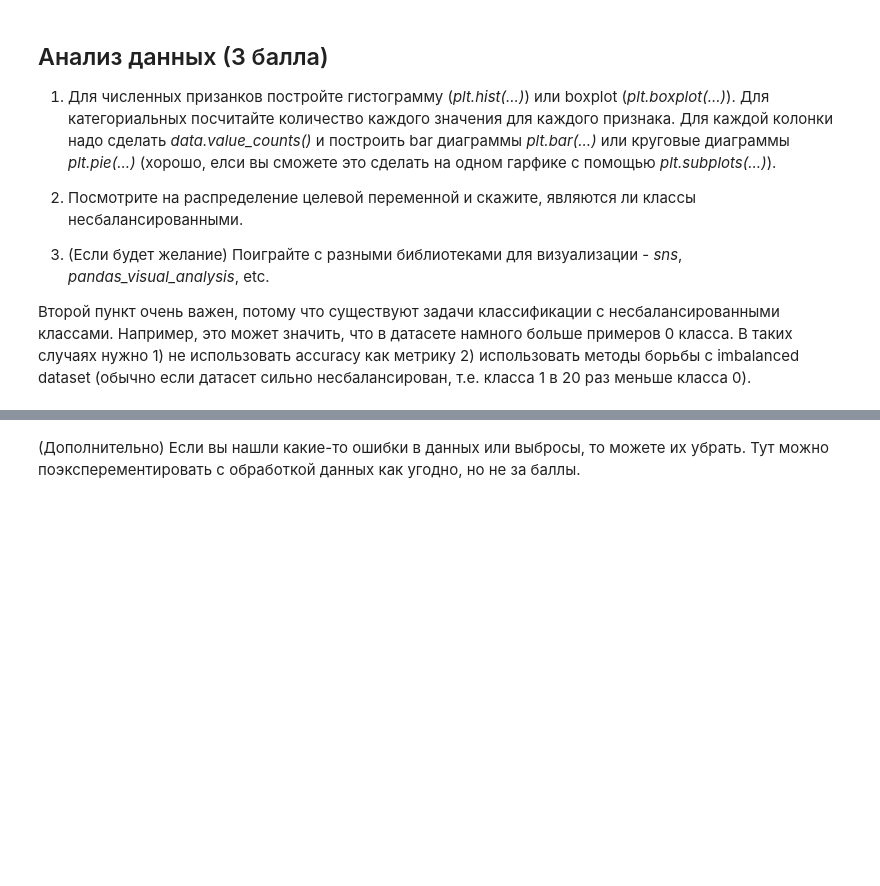
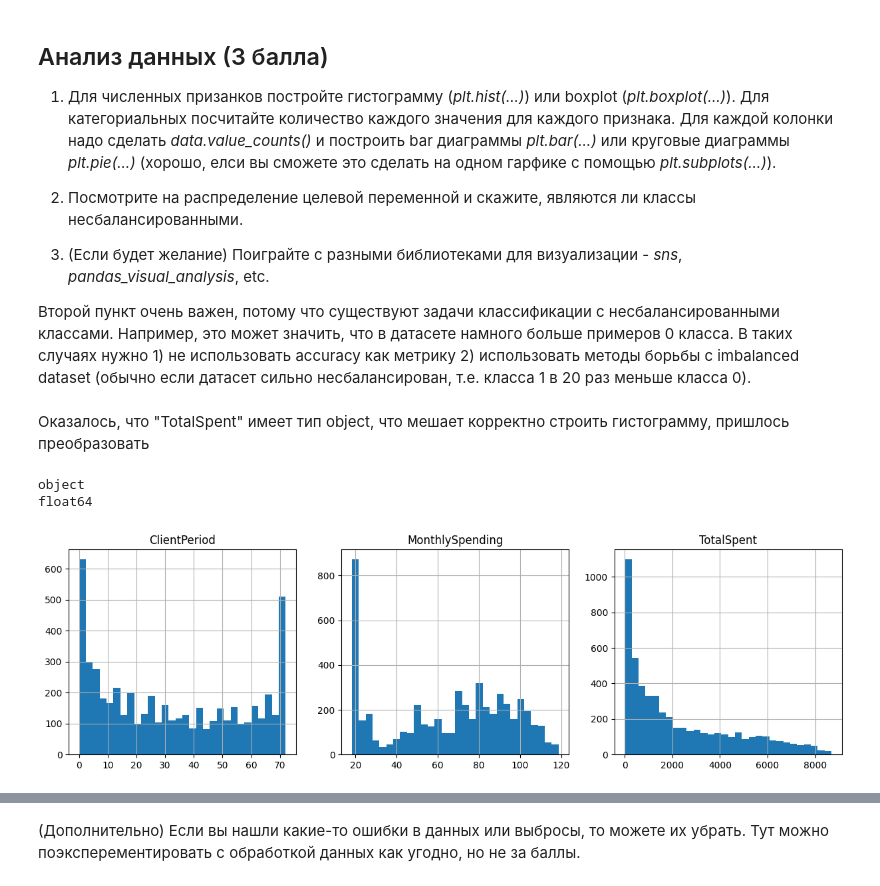
Before and after one commit to Stepyxan/DLS_part_1_ml_cv, a Jupyter notebook: week_03_composition_model_selection/Homework/hw_3_kaggle.ipynb, the cells around one changed output, grey strips where cells are left out. Saved outputs shown, nothing was run; the diff lists cells and outputs as text; code cells hidden in the pictures; blank space fills up the shorter version.

```diff
--- a/week_03_composition_model_selection/Homework/hw_3_kaggle.ipynb
+++ b/week_03_composition_model_selection/Homework/hw_3_kaggle.ipynb
@@ -212,0 +211,26 @@ display(categorical_data.head())
+# %% [markdown]
+Оказалось, что "TotalSpent" имеет тип object, что мешает корректно строить гистограмму, пришлось преобразовать
+# %%
+print(data['TotalSpent'].dtype)
+data['TotalSpent'] = pd.to_numeric(data['TotalSpent'], errors='coerce').fillna(0)
+print(data['TotalSpent'].dtype)
+# %% [output]
+object
+float64
+# %%
+import math
+
+num_len = len(num_cols)
+hist_per_row = 3
+rows_num = math.ceil(num_len / hist_per_row)
+fig, axes = plt.subplots(
+        rows_num, hist_per_row, figsize=(5 * hist_per_row, 4 * rows_num)
+)
+axes = [axes] if num_len == 1 else axes.flatten()
+
+for i, col in enumerate(num_cols):
+  axes[i].hist(data[col], bins=30)
+  axes[i].set_title(col)
+  axes[i].grid(True)
+# %% [output]
+[figure, added]
```
Also changed, not shown: parts of 22 cells of this notebook.
